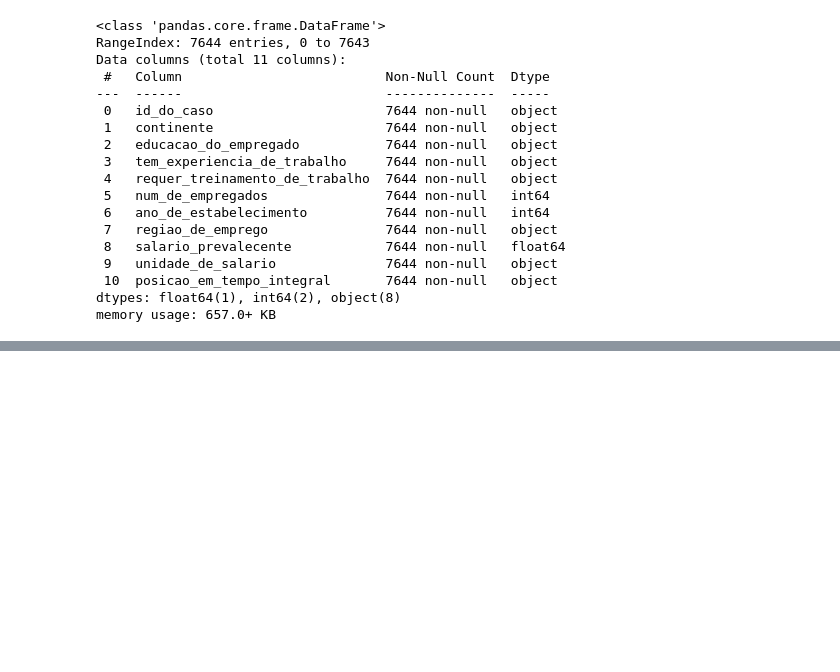
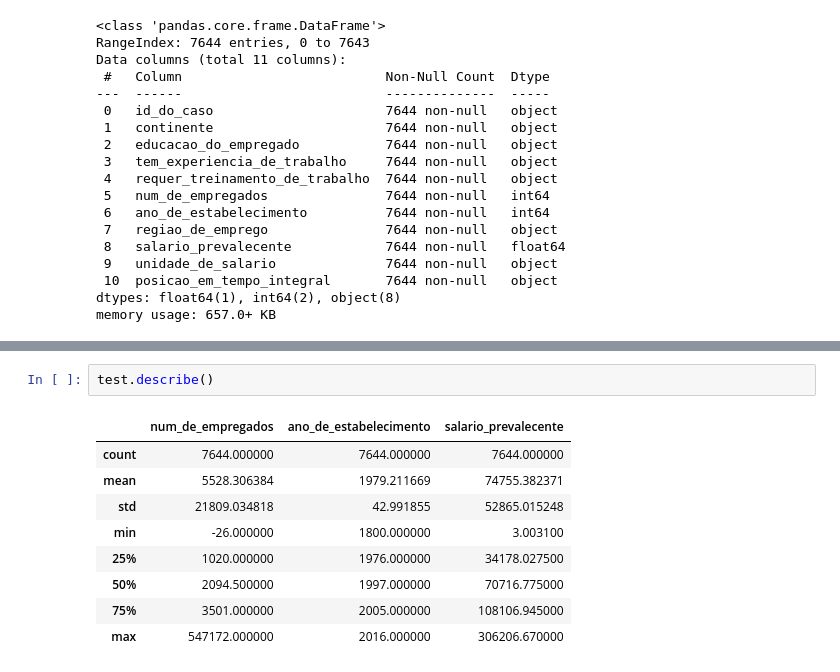
Before and after one commit to leoalvessantana/ML-Olympiad-Vistos-Classification, a Jupyter notebook: vistos_classification.ipynb, the cells around one changed output, grey strips where cells are left out. Saved outputs shown, nothing was run; the diff lists cells and outputs as text; blank space fills up the shorter version.

```diff
--- a/vistos_classification.ipynb
+++ b/vistos_classification.ipynb
@@ -718,0 +829,12 @@ memory usage: 657.0+ KB
+# %%
+test.describe()
+# %% [output]
+|  | num_de_empregados | ano_de_estabelecimento | salario_prevalecente |
+| count | 7644.000000 | 7644.000000 | 7644.000000 |
+| mean | 5528.306384 | 1979.211669 | 74755.382371 |
+| std | 21809.034818 | 42.991855 | 52865.015248 |
+| min | -26.000000 | 1800.000000 | 3.003100 |
+| 25% | 1020.000000 | 1976.000000 | 34178.027500 |
+| 50% | 2094.500000 | 1997.000000 | 70716.775000 |
+| 75% | 3501.000000 | 2005.000000 | 108106.945000 |
+| max | 547172.000000 | 2016.000000 | 306206.670000 |
```
Also changed, not shown: parts of 26 cells of this notebook, 2 other files.
